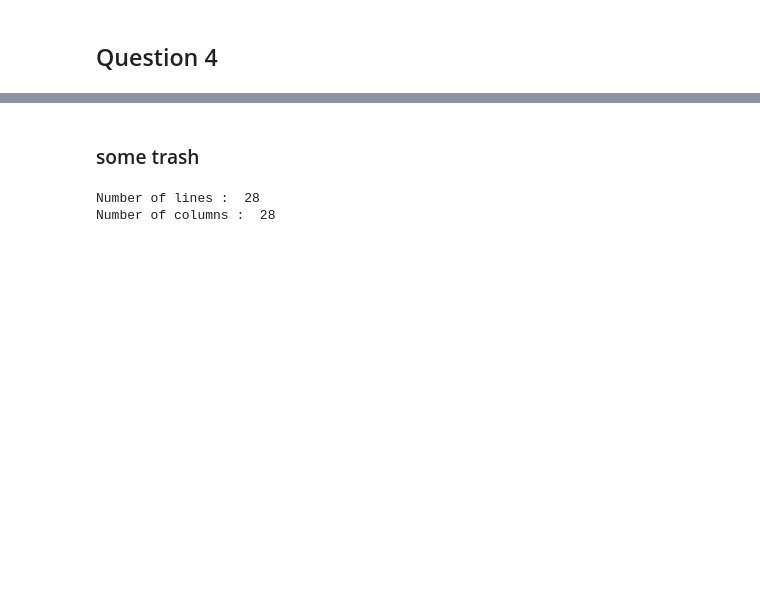
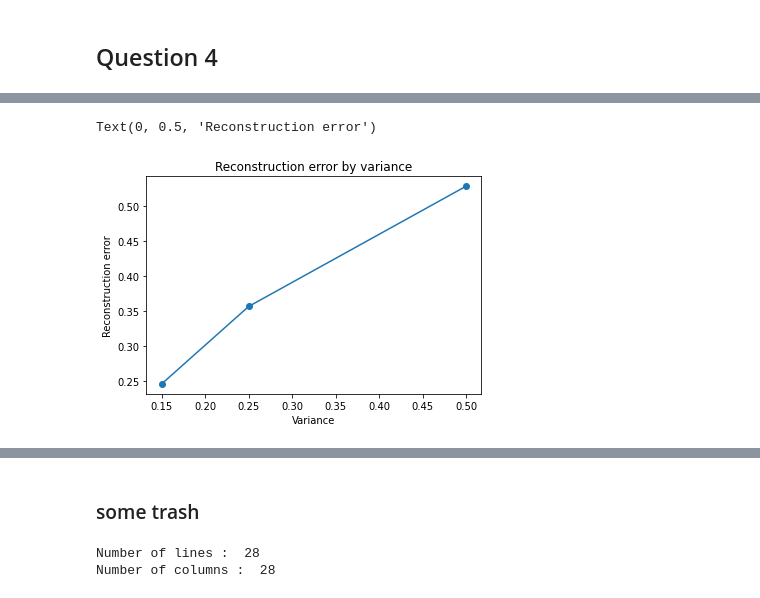
Before and after one commit to Panongbene/masster2IPP, a Jupyter notebook: TP_PCA_BOUNHAR_SAWADOGO_YEH.ipynb, the cells around one changed output, grey strips where cells are left out. Cells and saved outputs as stored; diff of their text form; code cells hidden in the pictures; blank space fills up the shorter version.

```diff
--- a/TP_PCA_BOUNHAR_SAWADOGO_YEH.ipynb
+++ b/TP_PCA_BOUNHAR_SAWADOGO_YEH.ipynb
@@ -592,0 +669,8 @@ Normalized reconstruction error :  0.26008258629277403
+# %%
+plt.plot(sigmas2, reconstructionErrors, '-o')
+plt.title("Reconstruction error by variance")
+plt.xlabel('Variance')
+plt.ylabel('Reconstruction error')
+# %% [output]
+Text(0, 0.5, 'Reconstruction error')
+[figure, added]
```
Also changed, not shown: parts of 33 cells of this notebook.
